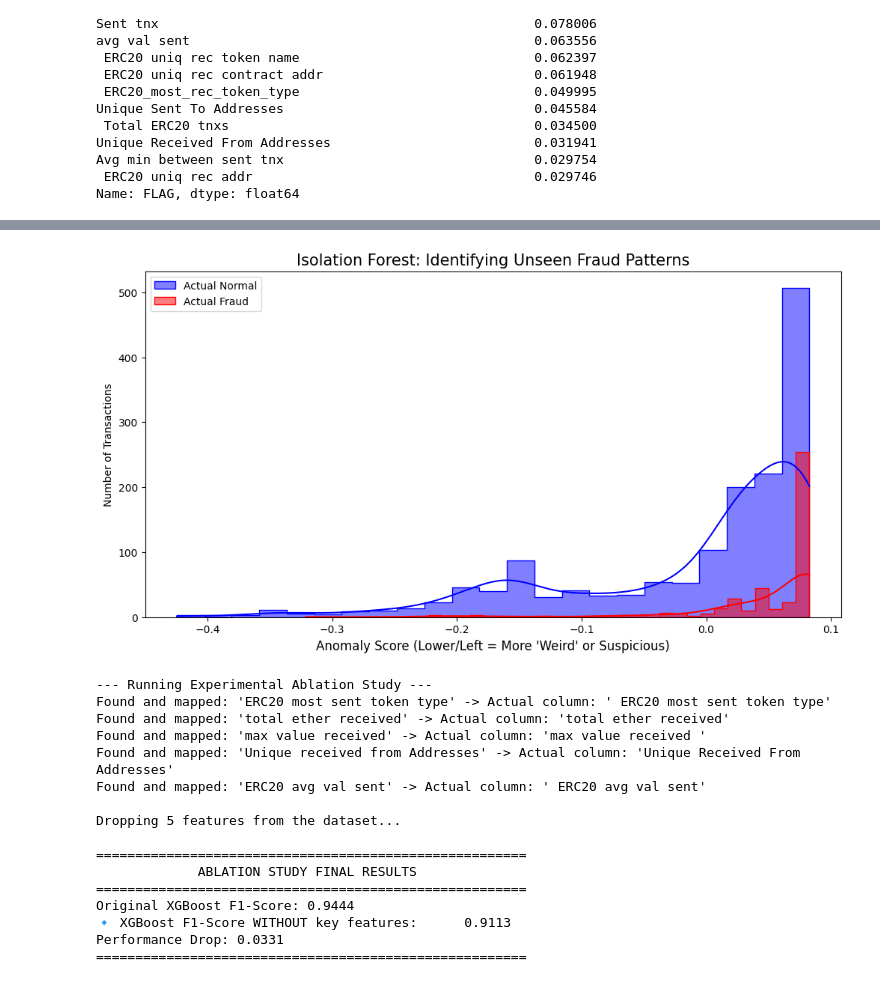
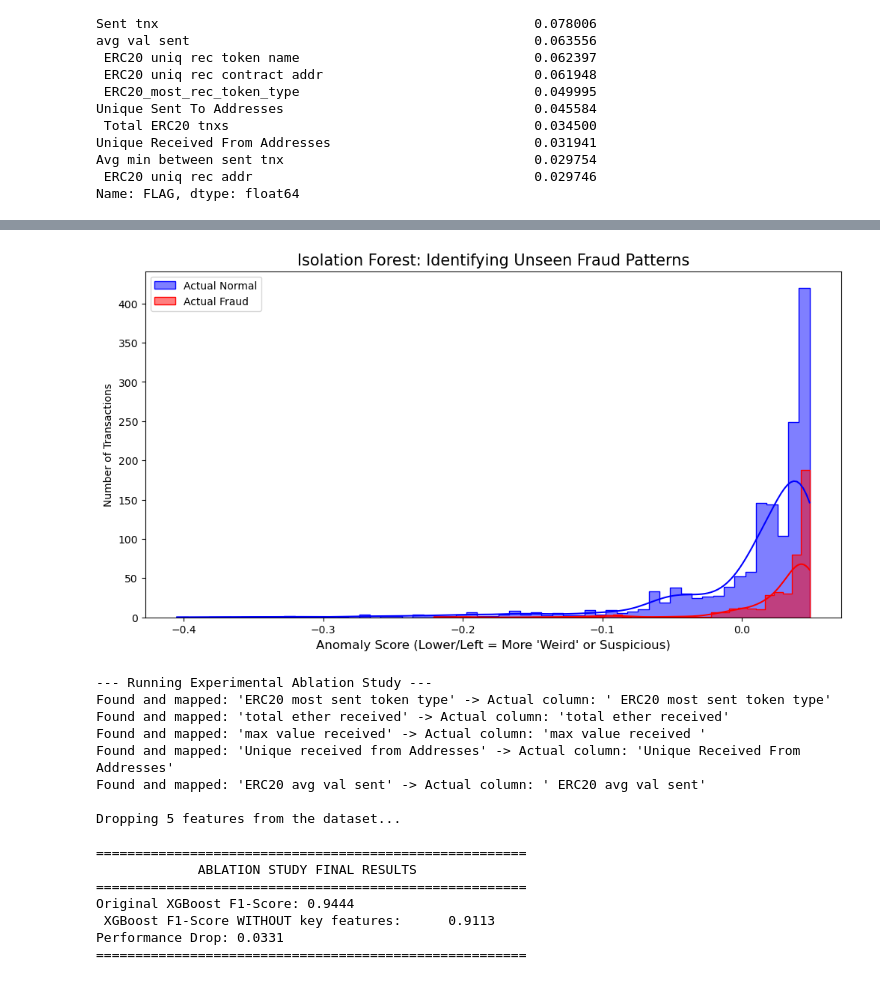
Before and after one commit to dondon-ri/Ethereum-Fraud-Detection, a Jupyter notebook: Models.ipynb, the cells around one changed output, grey strips where cells are left out. Saved outputs shown, nothing was run; the diff lists cells and outputs as text; code cells hidden in the pictures.

```diff
--- a/Models.ipynb
+++ b/Models.ipynb
@@ -89,0 +193,33 @@ plt.show()
+# %%
+print("\n==================================================")
+print("MODEL 4: ISOLATION FOREST (UNSUPERVISED)")
+print("==================================================")
+
+#Setup and Train (Only once!)
+actual_contamination_ratio = y_train.sum() / len(y_train)
+if_model = IsolationForest(contamination=actual_contamination_ratio, random_state=42)
+if_model.fit(X_train)
+
+# Predict and save to memory
+y_pred_if = [1 if p == -1 else 0 for p in if_model.predict(X_test)]
+
+# Clean up the performance repository to prevent row duplication
+model_performance = [m for m in model_performance if m["Model"] != "Isolation Forest"]
+
+# Score Tracking
+if_report = classification_report(y_test, y_pred_if, output_dict=True)
+model_performance.append({
+    "Model": "Isolation Forest",
+    "F1-Score": if_report['1']['f1-score'],
+    "Precision": if_report['1']['precision'],
+    "Recall": if_report['1']['recall'],
+    "Accuracy": round(if_report['accuracy'], 4)
+})
+
+plt.figure(figsize=(5, 4))
+sns.heatmap(confusion_matrix(y_test, y_pred_if), annot=True, fmt='d', cmap='Blues')
+plt.title("Isolation Forest - Isolated Check")
+plt.xlabel("Predicted")
+plt.ylabel("Actual")
+plt.tight_layout()
+plt.show()
@@ -392,18 +574,18 @@ Random Forest   | Top 15 Features  | 0.9248     | 0.9820     | 0.8739     | 0.96
 ---------------------------------------------------------------------------
 # %%
 # 7. Anomaly Distribution Diagnostics (Isolation Forest Visual)
+if_scores = if_model.decision_function(X_test)
 plt.figure(figsize=(12, 6))
 sns.histplot(if_scores[y_test == 0], color='blue', label='Actual Normal', kde=True, element="step")
 sns.histplot(if_scores[y_test == 1], color='red', label='Actual Fraud', kde=True, element="step")
 
 plt.title("Isolation Forest: Identifying Unseen Fraud Patterns", fontsize=15)
 plt.xlabel("Anomaly Score (Lower/Left = More 'Weird' or Suspicious)", fontsize=12)
 plt.ylabel("Number of Transactions")
 plt.legend()
-plt.savefig('isolation_forest_analysis.png', dpi=300)
 plt.show()
 # %% [output]
-[figure, old version]
+[figure, new version]
 # %%
 # EXPERIMENTAL ABLATION STUDY (dropping key features)
 
@@ -455,7 +637,7 @@ if len(features_to_drop) > 0:
     print("             ABLATION STUDY FINAL RESULTS             ")
     print("=" * 55)
     print(f"Original XGBoost F1-Score: 0.9444")
-    print(f"🔹 XGBoost F1-Score WITHOUT key features:      {broken_f1_xgb:.4f}")
+    print(f" XGBoost F1-Score WITHOUT key features:      {broken_f1_xgb:.4f}")
     print(f"Performance Drop: {0.9444 - broken_f1_xgb:.4f}")
     print("=" * 55)
 else:
@@ -475,7 +657,7 @@ Dropping 5 features from the dataset...
              ABLATION STUDY FINAL RESULTS
 =======================================================
 Original XGBoost F1-Score: 0.9444
-🔹 XGBoost F1-Score WITHOUT key features:      0.9113
+ XGBoost F1-Score WITHOUT key features:      0.9113
 Performance Drop: 0.0331
 =======================================================
 # %%
```
Also changed, not shown: parts of 15 cells of this notebook.
